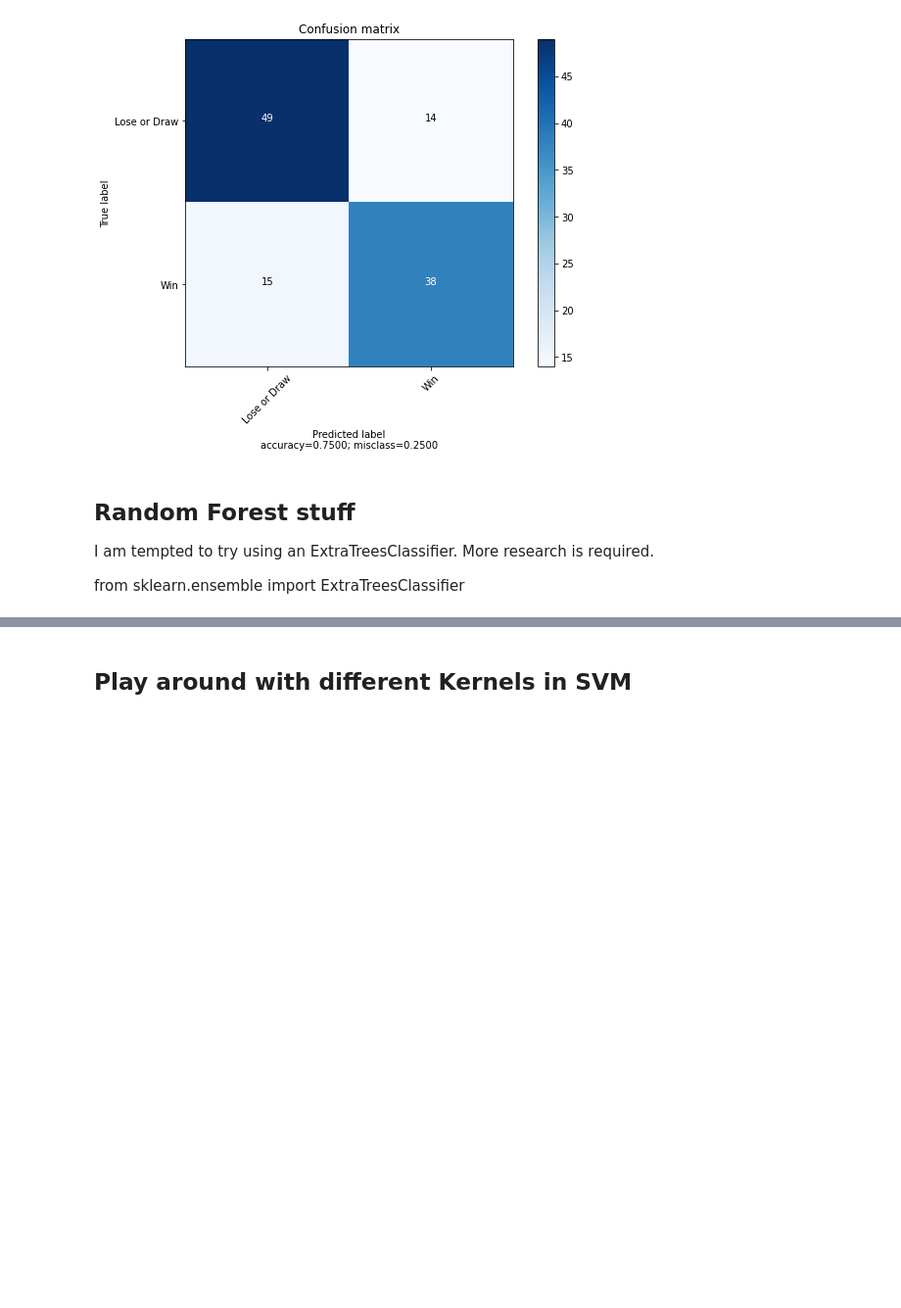
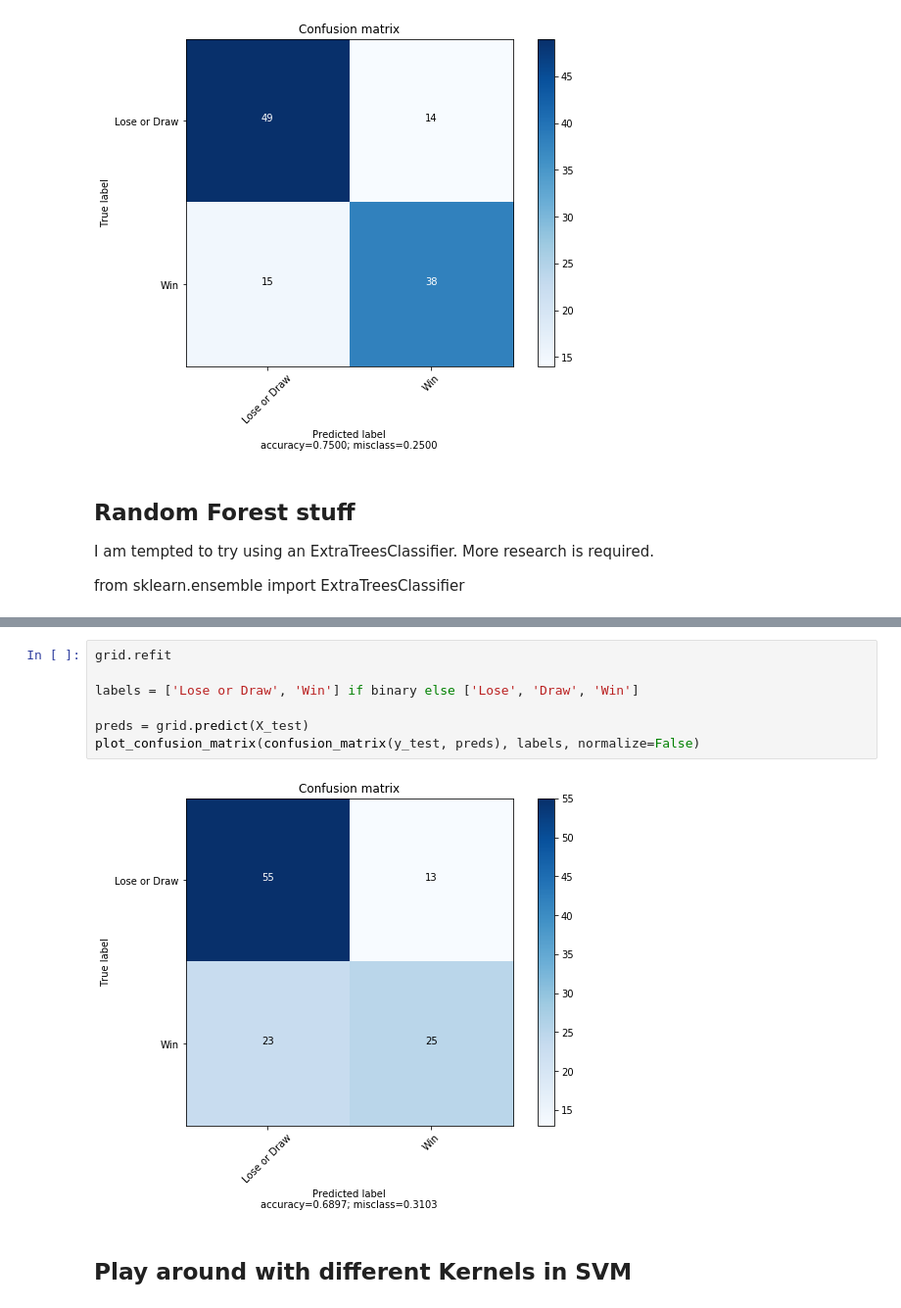
Before and after one commit to acpollmann/soccer-training, a Jupyter notebook: predictions.ipynb, the cells around one changed output, grey strips where cells are left out. Shown at 98% size. Drawn from its saved outputs; the diff is of its cells as text; blank space fills up the shorter version.

```diff
--- a/predictions.ipynb
+++ b/predictions.ipynb
@@ -358,3 +425,12 @@ fig3.show()
+# %%
+grid.refit
+
+labels = ['Lose or Draw', 'Win'] if binary else ['Lose', 'Draw', 'Win']
+
+preds = grid.predict(X_test)
+plot_confusion_matrix(confusion_matrix(y_test, preds), labels, normalize=False)
+# %% [output]
+[figure, added]
 # %% [markdown]
 ## Play around with different Kernels in SVM
 # %%
```
Also changed, not shown: parts of 11 cells of this notebook.
